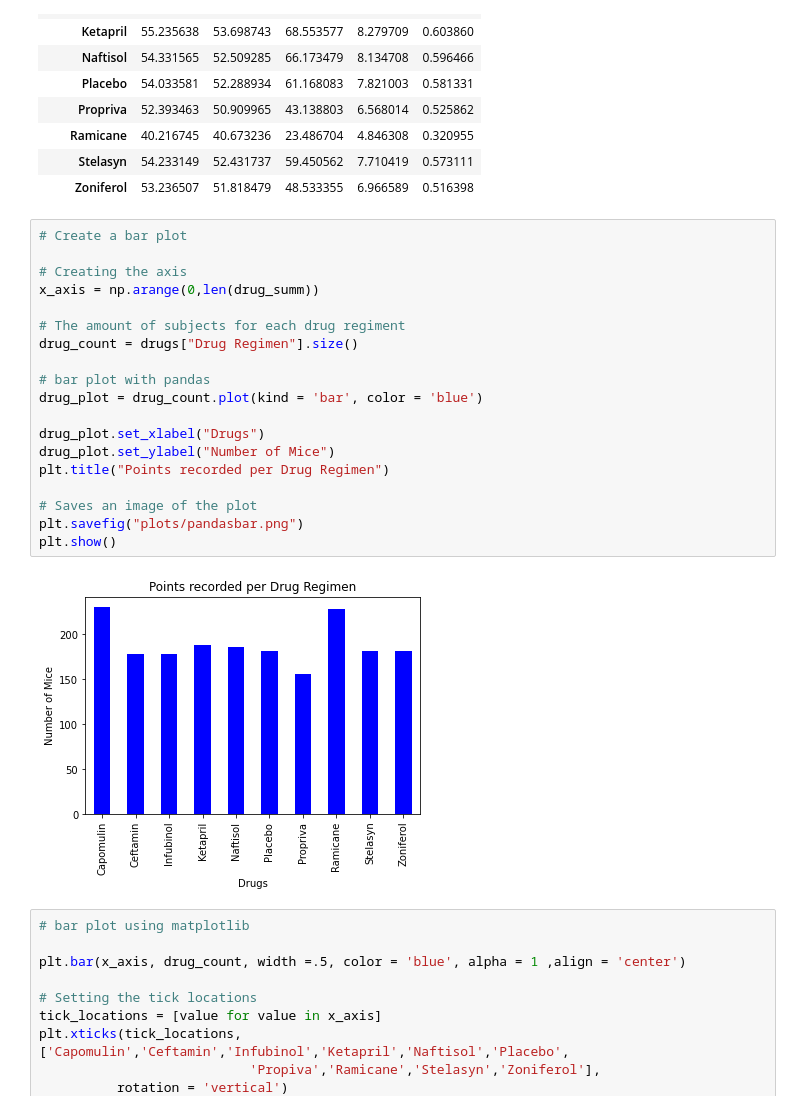
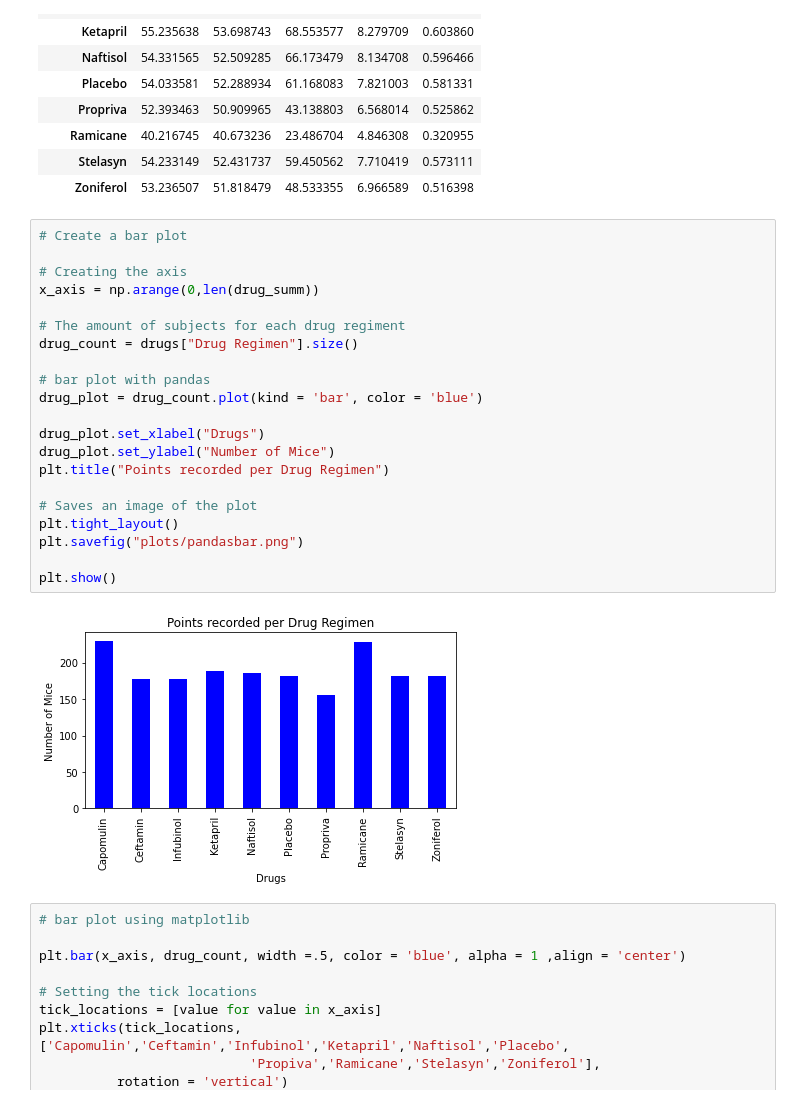
Before and after one commit to kplam624/Mice-Drug-Analysis, a Jupyter notebook: Submission/main_submission.ipynb, the cells around one changed output. Cells and saved outputs as stored; diff of their text form.

```diff
--- a/Submission/main_submission.ipynb
+++ b/Submission/main_submission.ipynb
@@ -157,24 +150,26 @@ drug_summ
 # %%
 # Create a bar plot
 
 # Creating the axis
 x_axis = np.arange(0,len(drug_summ))
 
 # The amount of subjects for each drug regiment
 drug_count = drugs["Drug Regimen"].size()
 
 # bar plot with pandas
 drug_plot = drug_count.plot(kind = 'bar', color = 'blue')
 
 drug_plot.set_xlabel("Drugs")
 drug_plot.set_ylabel("Number of Mice")
 plt.title("Points recorded per Drug Regimen")
 
 # Saves an image of the plot
+plt.tight_layout()
 plt.savefig("plots/pandasbar.png")
+
 plt.show()
 # %% [output]
-[figure, old version]
+[figure, new version]
 # %%
 # bar plot using matplotlib
 
```
Also changed, not shown: parts of 3 cells of this notebook, 1 other file.
